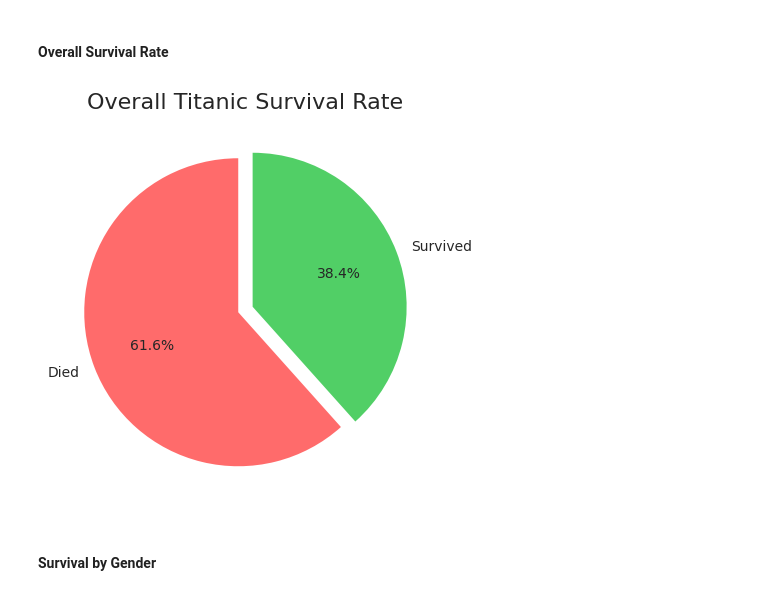
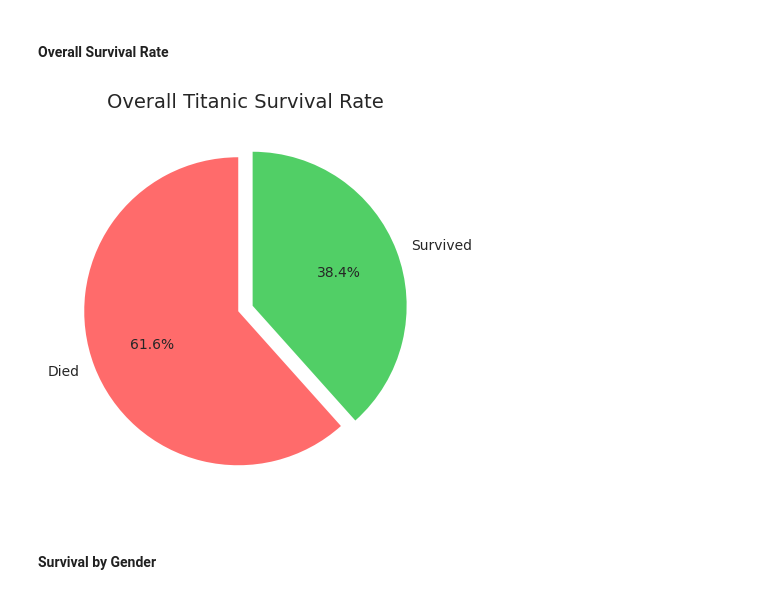
Before and after one commit to AminEfaf/data-science-portfolio, a Jupyter notebook: project-1-titanic/titanic_eda.ipynb, the cells around one changed output. Drawn from its saved outputs; the diff is of its cells as text; code cells hidden in the pictures.

```diff
--- a/project-1-titanic/titanic_eda.ipynb
+++ b/project-1-titanic/titanic_eda.ipynb
@@ -147,19 +147,19 @@ Data cleaning complete!
 # %%
 plt.figure(figsize=(8, 5))
 
 survival_counts = df_clean['survived'].value_counts()
 colors = ['#ff6b6b', '#51cf66']
 plt.pie(survival_counts,
         labels=['Died', 'Survived'],
         colors=colors,
         autopct='%1.1f%%',
         startangle=90,
         explode=(0.05, 0.05))
 
-plt.title('Overall Titanic Survival Rate', fontsize=16)
+plt.title('Overall Titanic Survival Rate', fontsize=14)
 plt.show()
 # %% [output]
-[figure, old version]
+[figure, new version]
 # %% [markdown]
 #### Survival by Gender
 # %%
```
Also changed, not shown: parts of 9 cells of this notebook.
